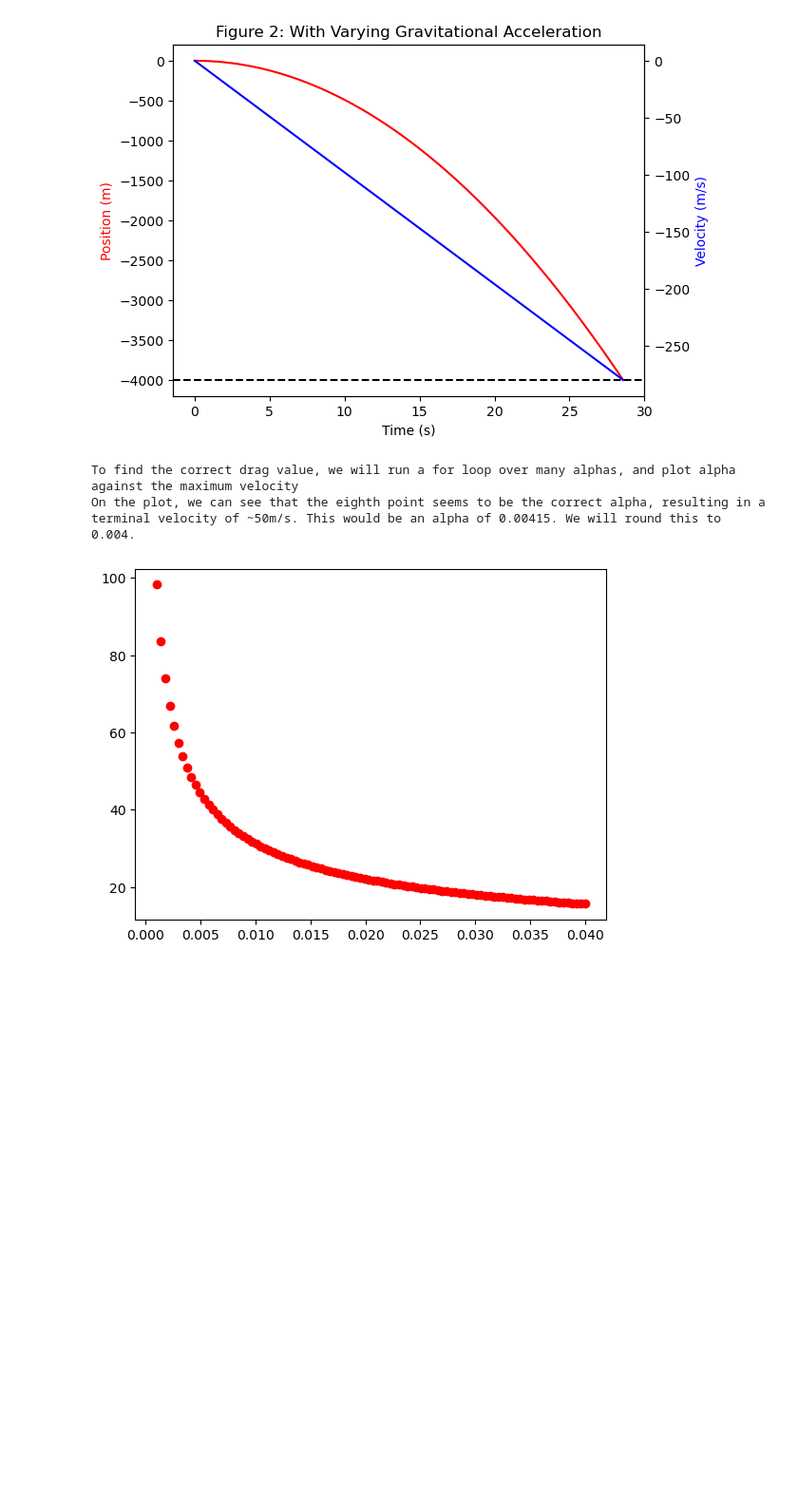
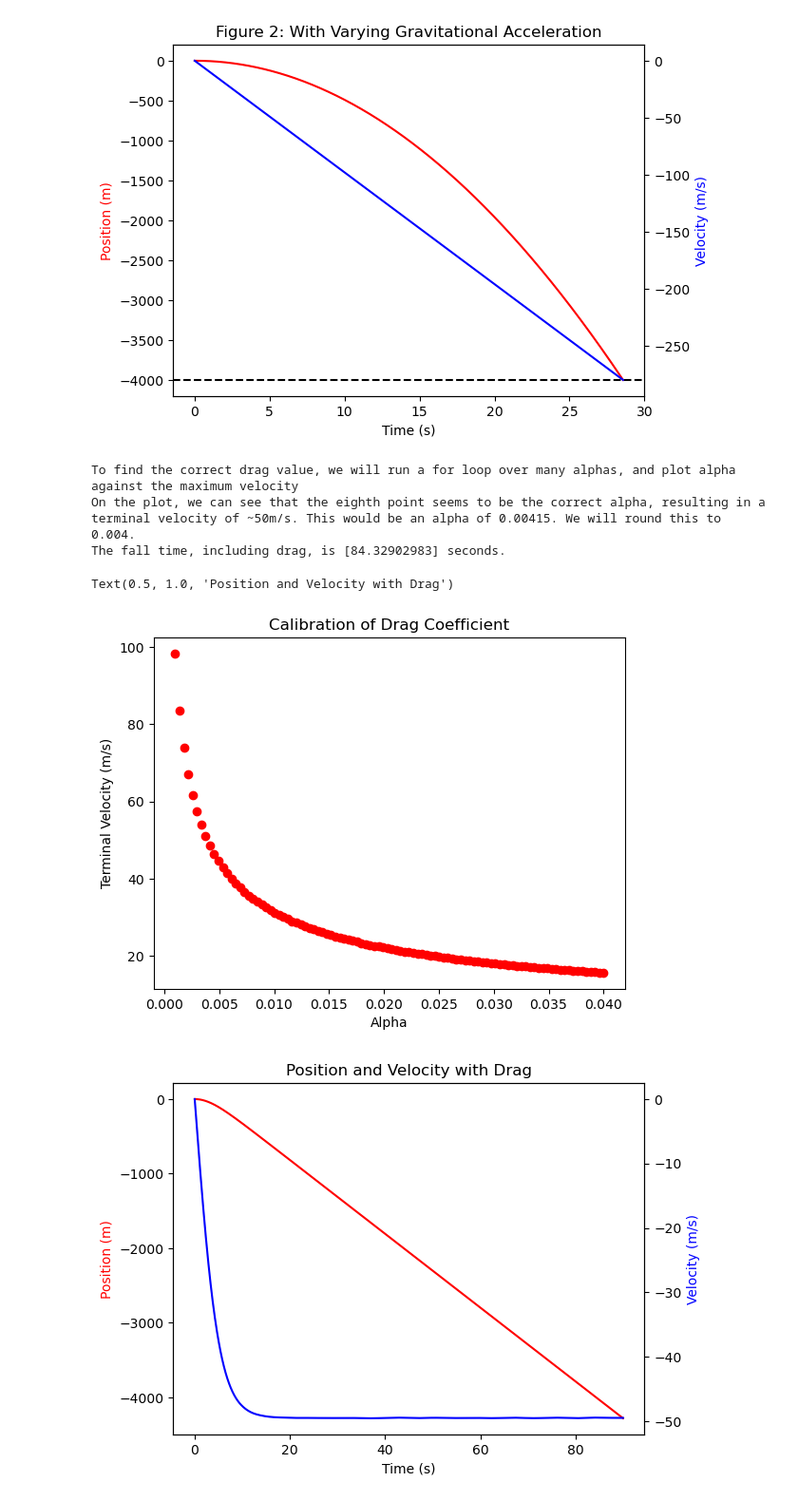
Before and after one commit to rickertm322/PHYS265-spring25, a Jupyter notebook: Lab2/Lab2.ipynb, the cells around one changed output. Shown at 95% size. Saved outputs shown, nothing was run; the diff lists cells and outputs as text; code cells hidden in the pictures; blank space fills up the shorter version.

```diff
--- a/Lab2/Lab2.ipynb
+++ b/Lab2/Lab2.ipynb
@@ -20,11 +22,12 @@ def freefall(dx, M, v0, R):
     coefficients = [0.5*ag, v0, -dx]
     return np.roots(coefficients)
 
-falltime = freefall(4*10**3, Mearth, 0, Rearth)[0]
+falltime = freefall(4*10**3, Mearth, 0, Rearth)[0] #using the first root, as the 2nd is extraneous.
 print(f"1.1 The time it takes for the object to hit the bottom of the shaft is {falltime} seconds")
 
 #2: def coupled eq
 
+#s is state vector; for this one it is of size 2.
 def wdrag(t, s):
     y = s[0]
     v = s[1]
@@ -32,13 +35,16 @@ def wdrag(t, s):
     dvdt = -G*Mearth/(Rearth**2) - alpha*(v**gamma)
     return np.concatenate(([dydt],[dvdt]))
 
+
 #3: Solving
 
+#set alpha and gamma to global variables (but made sure that they were correctly assigned for future calcs)
 alpha = 0
 gamma = 2
 t0,tf,n = 0, falltime, 1000
 teval = np.linspace(t0,tf,n)
 ics = [0,0]
+
 
 soln = solve_ivp(fun = wdrag, t_span = (t0,tf), y0 = ics, t_eval = teval)
 t = soln.t
@@ -60,7 +66,7 @@ fig1.savefig("Figure1")
 def stop(t, ics):
     y = ics[0]
     v = ics[1]
-    return 4000+y
+    return 4000- abs(y) #y is negative, so subtracting it would make it positive
 
 t0,tf1,n = 0, 32, 1000
 teval1 = np.linspace(t0,tf,n)
@@ -115,20 +123,41 @@ The fall time with a varying gravitational acceleration is [28.57565909] seconds
 # %%
 #3: Calibrating Drag
 print(f"To find the correct drag value, we will run a for loop over many alphas, and plot alpha against the maximum velocity")
 
 fig3, ax3 = plt.subplots()
 ax3.set_xlabel('Alpha')
-ax3.set_y
-alphas = np.linspace(0.001,0.04,100)
+ax3.set_ylabel('Terminal Velocity (m/s)')
+ax3.set_title('Calibration of Drag Coefficient')
+alphas = np.linspace(0.001,0.04,100) #adjusted the scope of this to hone in on the correct alpha
 for i in alphas:
     alpha = i
     soln5 = solve_ivp(fun = varyg, t_span = (t0,tf), y0 = ics, t_eval = teval)
     v5 = soln5.y[1]
     term = np.abs(v5).max()
     ax3.plot(i, term, 'or')
 print(f"On the plot, we can see that the eighth point seems to be the correct alpha, resulting in a terminal velocity of ~50m/s. This would be an alpha of {alphas[8]:.5f}. We will round this to 0.004.")
 alpha = 0.004
+
+t04, tf4, n4 = 0, 90, 1000
+teval4 = np.linspace(t04,tf4,n4)
+soln4 = solve_ivp(fun = varyg, t_span = (t04,tf4), y0 = ics, t_eval = teval4, events = stop)
+falltime4 = soln4.t_events[0]
+t4 = soln4.t
+y4 = soln4.y[0]
+v4 = soln4.y[1]
+print(f"The fall time, including drag, is {falltime4} seconds.")
+fig4,ax4 = plt.subplots()
+ax41 = ax4.twinx()
+ax4.plot(t4,y4, '-r')
+ax41.plot(t4,v4,'-b')
+ax4.set_xlabel('Time (s)')
+ax4.set_ylabel('Position (m)', color = 'red')
+ax41.set_ylabel('Velocity (m/s)', color = 'blue')
+ax4.set_title('Position and Velocity with Drag')
 # %% [output]
 To find the correct drag value, we will run a for loop over many alphas, and plot alpha against the maximum velocity
 On the plot, we can see that the eighth point seems to be the correct alpha, resulting in a terminal velocity of ~50m/s. This would be an alpha of 0.00415. We will round this to 0.004.
+The fall time, including drag, is [84.32902983] seconds.
+Text(0.5, 1.0, 'Position and Velocity with Drag')
-[figure, old version]
+[figure, new version]
+[figure, added]
```
Also changed, not shown: parts of 13 cells of this notebook, 6 other files.
